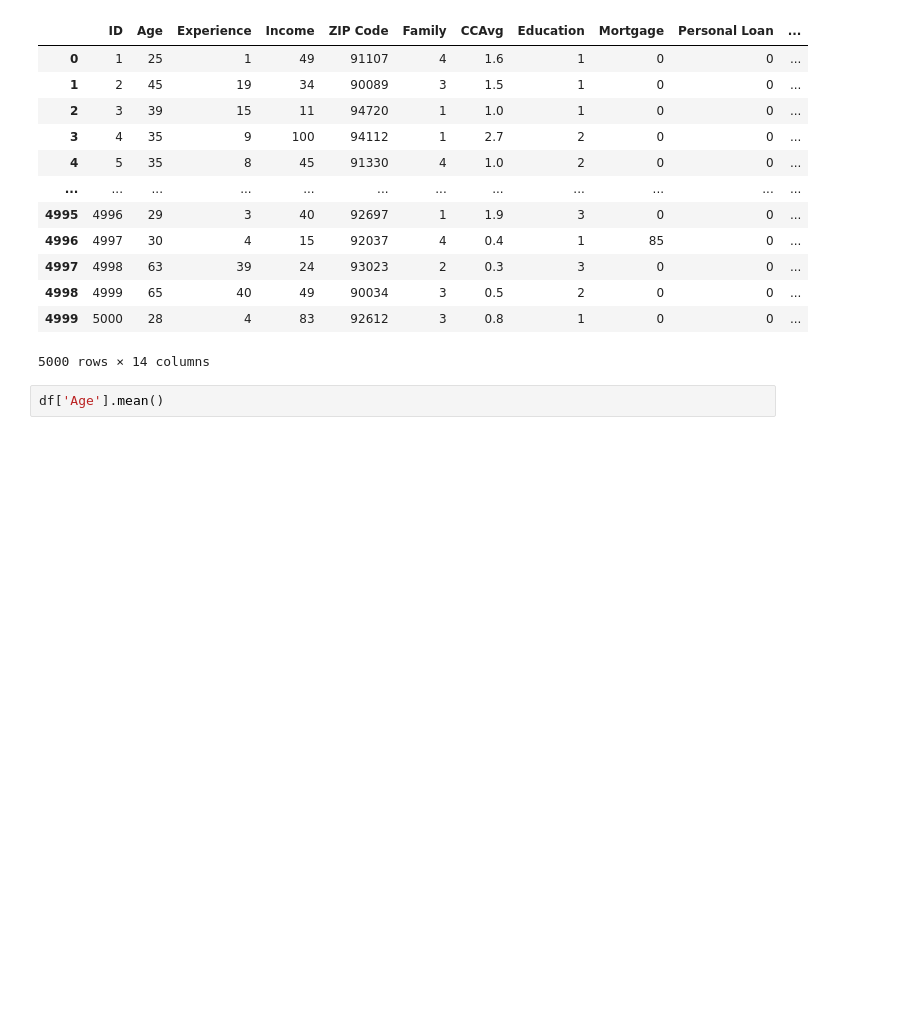
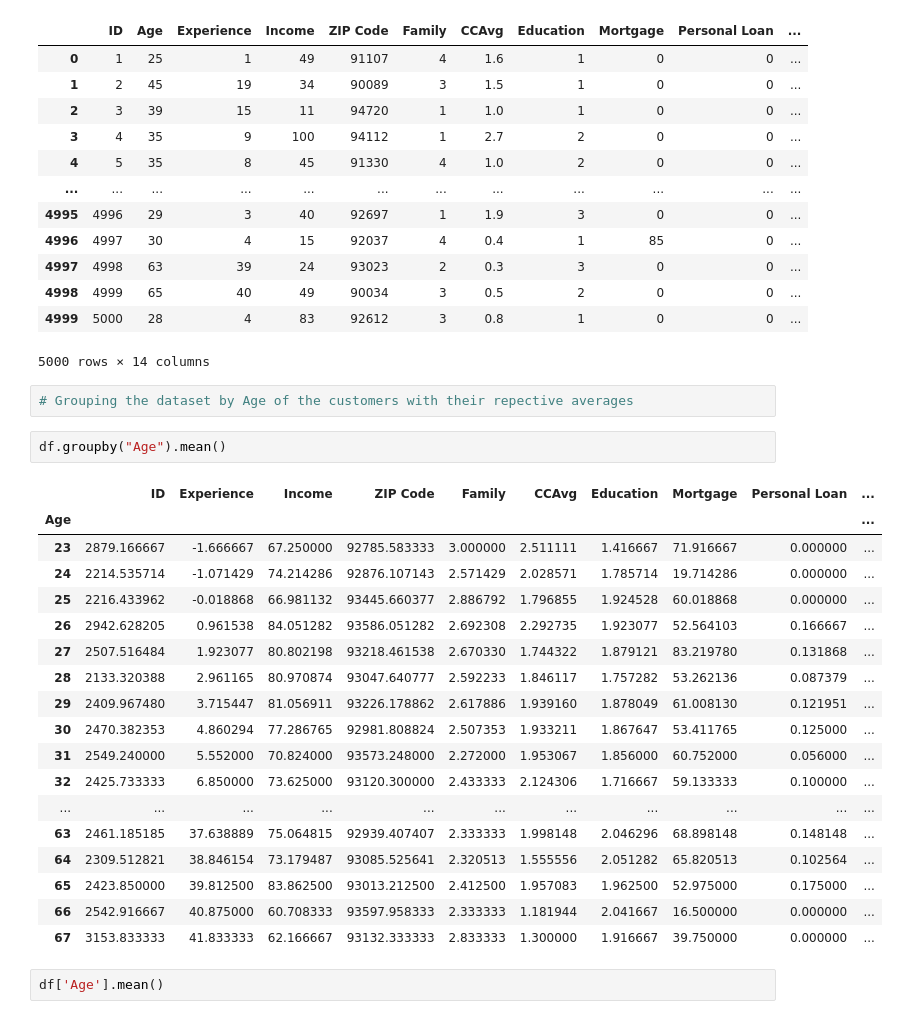
Before and after one commit to BubutorCorbanEnam/BANK-PERSONAL-LOAN-MODELLING-DigiCap-Capstone-Project-, a Jupyter notebook: BANK PERSONAL LOAN MODELLING (DigiCap Capstone Project).ipynb, the cells around one changed output. Drawn from its saved outputs; the diff is of its cells as text; blank space fills up the shorter version.

```diff
--- a/BANK PERSONAL LOAN MODELLING (DigiCap Capstone Project).ipynb
+++ b/BANK PERSONAL LOAN MODELLING (DigiCap Capstone Project).ipynb
@@ -58,6 +42,29 @@ df
 | 4998 | 4999 | 65 | 40 | 49 | 90034 | 3 | 0.5 | 2 | 0 | 0 | ... |
 | 4999 | 5000 | 28 | 4 | 83 | 92612 | 3 | 0.8 | 1 | 0 | 0 | ... |
 5000 rows × 14 columns
+# %%
+# Grouping the dataset by Age of the customers with their repective averages
+# %%
+df.groupby("Age").mean()
+# %% [output]
+|  | ID | Experience | Income | ZIP Code | Family | CCAvg | Education | Mortgage | Personal Loan | ... |
+| Age |  |  |  |  |  |  |  |  |  | ... |
+| 23 | 2879.166667 | -1.666667 | 67.250000 | 92785.583333 | 3.000000 | 2.511111 | 1.416667 | 71.916667 | 0.000000 | ... |
+| 24 | 2214.535714 | -1.071429 | 74.214286 | 92876.107143 | 2.571429 | 2.028571 | 1.785714 | 19.714286 | 0.000000 | ... |
+| 25 | 2216.433962 | -0.018868 | 66.981132 | 93445.660377 | 2.886792 | 1.796855 | 1.924528 | 60.018868 | 0.000000 | ... |
+| 26 | 2942.628205 | 0.961538 | 84.051282 | 93586.051282 | 2.692308 | 2.292735 | 1.923077 | 52.564103 | 0.166667 | ... |
+| 27 | 2507.516484 | 1.923077 | 80.802198 | 93218.461538 | 2.670330 | 1.744322 | 1.879121 | 83.219780 | 0.131868 | ... |
+| 28 | 2133.320388 | 2.961165 | 80.970874 | 93047.640777 | 2.592233 | 1.846117 | 1.757282 | 53.262136 | 0.087379 | ... |
+| 29 | 2409.967480 | 3.715447 | 81.056911 | 93226.178862 | 2.617886 | 1.939160 | 1.878049 | 61.008130 | 0.121951 | ... |
+| 30 | 2470.382353 | 4.860294 | 77.286765 | 92981.808824 | 2.507353 | 1.933211 | 1.867647 | 53.411765 | 0.125000 | ... |
+| 31 | 2549.240000 | 5.552000 | 70.824000 | 93573.248000 | 2.272000 | 1.953067 | 1.856000 | 60.752000 | 0.056000 | ... |
+| 32 | 2425.733333 | 6.850000 | 73.625000 | 93120.300000 | 2.433333 | 2.124306 | 1.716667 | 59.133333 | 0.100000 | ... |
+| ... | ... | ... | ... | ... | ... | ... | ... | ... | ... | ... |
+| 63 | 2461.185185 | 37.638889 | 75.064815 | 92939.407407 | 2.333333 | 1.998148 | 2.046296 | 68.898148 | 0.148148 | ... |
+| 64 | 2309.512821 | 38.846154 | 73.179487 | 93085.525641 | 2.320513 | 1.555556 | 2.051282 | 65.820513 | 0.102564 | ... |
+| 65 | 2423.850000 | 39.812500 | 83.862500 | 93013.212500 | 2.412500 | 1.957083 | 1.962500 | 52.975000 | 0.175000 | ... |
+| 66 | 2542.916667 | 40.875000 | 60.708333 | 93597.958333 | 2.333333 | 1.181944 | 2.041667 | 16.500000 | 0.000000 | ... |
+| 67 | 3153.833333 | 41.833333 | 62.166667 | 93132.333333 | 2.833333 | 1.300000 | 1.916667 | 39.750000 | 0.000000 | ... |
 # %%
 df['Age'].mean()
 # %% [output]
```
Also changed, not shown: parts of 52 cells of this notebook.
